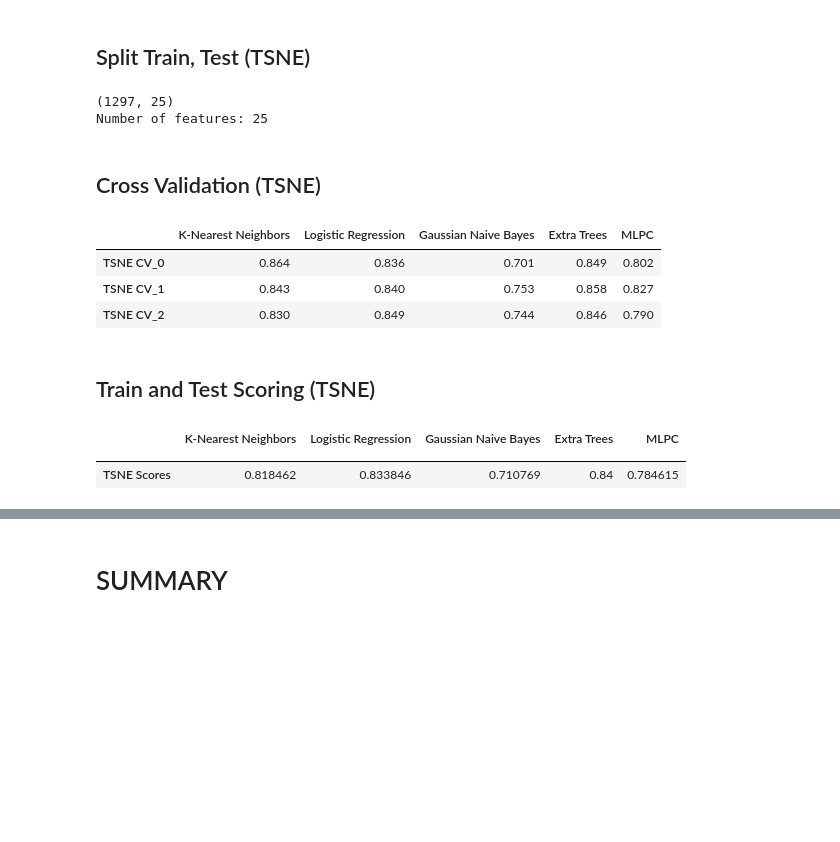
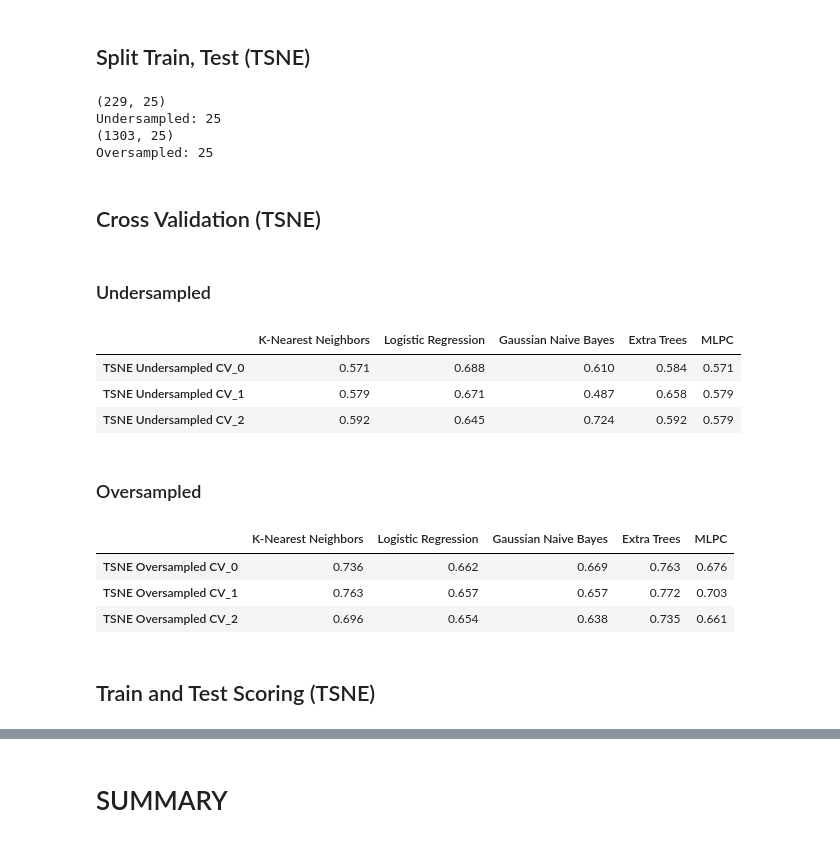
Before and after one commit to jancyrillmendoza/IBM-Data-Analysis, a Jupyter notebook: _IBM_Data_Analysis.ipynb, the cells around one changed output, grey strips where cells are left out. Drawn from its saved outputs; the diff is of its cells as text; code cells hidden in the pictures; blank space fills up the shorter version.

```diff
--- a/_IBM_Data_Analysis.ipynb
+++ b/_IBM_Data_Analysis.ipynb
@@ -364,18 +498,15 @@ PCA_scores
 # %%
-from matplotlib.ticker import NullFormatter
-from sklearn.manifold import TSNE
-
 (fig, subplots) = plt.subplots(1, 3, figsize=(15, 8))
 perplexities = [5, 30, 50]
 n_components = 25
 
-red = y == 0
-green = y == 1
+red = y_train_under == 0
+green = y_train_under == 1
 
 for i, perplexity in enumerate(perplexities):
     ax = subplots[i]
 
-    tsne_X = TSNE(
+    tsne_X_under = TSNE(
         n_components=n_components,
         method='exact',
         init="random",
@@ -383,10 +514,10 @@ for i, perplexity in enumerate(perplexities):
         perplexity=perplexity,
         learning_rate="auto",
         n_iter=300,
-    ).fit_transform(X, y=y)
+    ).fit_transform(X_train_under, y=y_train_under)
     ax.set_title("Perplexity=%d" % perplexity)
-    ax.scatter(tsne_X[red, 0], tsne_X[red, 1], c="r")
-    ax.scatter(tsne_X[green, 0], tsne_X[green, 1], c="g")
+    ax.scatter(tsne_X_under[red, 0], tsne_X_under[red, 1], c="r")
+    ax.scatter(tsne_X_under[green, 0], tsne_X_under[green, 1], c="g")
     ax.xaxis.set_major_formatter(NullFormatter())
     ax.yaxis.set_major_formatter(NullFormatter())
     ax.axis("tight")
@@ -395,32 +556,51 @@ for i, perplexity in enumerate(perplexities):
 # %% [markdown]
 ## Split Train, Test (TSNE)
-# %%
-from sklearn import model_selection
-tsne_X_train, tsne_X_test, tsne_y_train, tsne_y_test = model_selection.train_test_split(tsne_X,
-                                                                    y,
-                                                                    test_size=0.25)
-
-print(tsne_X.shape)
-print("Number of features:", tsne_X.shape[1])
-# %% [output]
-(1297, 25)
-Number of features: 25
+# %%
+tsne_under_X_train, tsne_under_X_test, tsne_under_y_train, tsne_under_y_test = \
+                    model_selection.train_test_split(tsne_X_under,
+                                                     y_train_under,
+                                                     test_size=0.25)
+tsne_over_X_train, tsne_over_X_test, tsne_over_y_train, tsne_over_y_test = \
+                    model_selection.train_test_split(tsne_X_over,
+                                                     y_train_over,
+                                                     test_size=0.25)
+
+print(tsne_under_X_train.shape)
+print("Undersampled:", tsne_under_X_train.shape[1])
+print(tsne_over_X_train.shape)
+print("Oversampled:", tsne_under_X_train.shape[1])
+# %% [output]
+(229, 25)
+Undersampled: 25
+(1303, 25)
+Oversampled: 25
 # %% [markdown]
 ## Cross Validation (TSNE)
+# %% [markdown]
+### Undersampled
 # %%
-TSNE_accuracy = cross_validate(model_names, models, tsne_X_train, tsne_y_train, 'TSNE')
-TSNE_accuracy
+TSNE_under_acc = cross_validate(model_names,
+                                     models,
+                                     tsne_under_X_train,
+                                     tsne_under_y_train, 'TSNE Undersampled')
+TSNE_under_acc
 # %% [output]
 |  | K-Nearest Neighbors | Logistic Regression | Gaussian Naive Bayes | Extra Trees | MLPC |
-| TSNE CV_0 | 0.864 | 0.836 | 0.701 | 0.849 | 0.802 |
-| TSNE CV_1 | 0.843 | 0.840 | 0.753 | 0.858 | 0.827 |
-| TSNE CV_2 | 0.830 | 0.849 | 0.744 | 0.846 | 0.790 |
+| TSNE Undersampled CV_0 | 0.571 | 0.688 | 0.610 | 0.584 | 0.571 |
+| TSNE Undersampled CV_1 | 0.579 | 0.671 | 0.487 | 0.658 | 0.579 |
+| TSNE Undersampled CV_2 | 0.592 | 0.645 | 0.724 | 0.592 | 0.579 |
+# %% [markdown]
+### Oversampled
+# %%
+TSNE_over_acc = cross_validate(model_names,
+                                    models,
+                                    tsne_over_X_train,
+                                    tsne_over_y_train, 'TSNE Oversampled')
+TSNE_over_acc
+# %% [output]
+|  | K-Nearest Neighbors | Logistic Regression | Gaussian Naive Bayes | Extra Trees | MLPC |
+| TSNE Oversampled CV_0 | 0.736 | 0.662 | 0.669 | 0.763 | 0.676 |
+| TSNE Oversampled CV_1 | 0.763 | 0.657 | 0.657 | 0.772 | 0.703 |
+| TSNE Oversampled CV_2 | 0.696 | 0.654 | 0.638 | 0.735 | 0.661 |
 # %% [markdown]
 ## Train and Test Scoring (TSNE)
-# %%
-TSNE_scores = get_score(model_names, models, tsne_X_train, tsne_y_train, tsne_X_test, tsne_y_test, 'TSNE Scores')
-TSNE_scores
-# %% [output]
-|  | K-Nearest Neighbors | Logistic Regression | Gaussian Naive Bayes | Extra Trees | MLPC |
-|  |  |  |  |  |  |
-| TSNE Scores | 0.818462 | 0.833846 | 0.710769 | 0.84 | 0.784615 |
```
Also changed, not shown: parts of 61 cells of this notebook.
